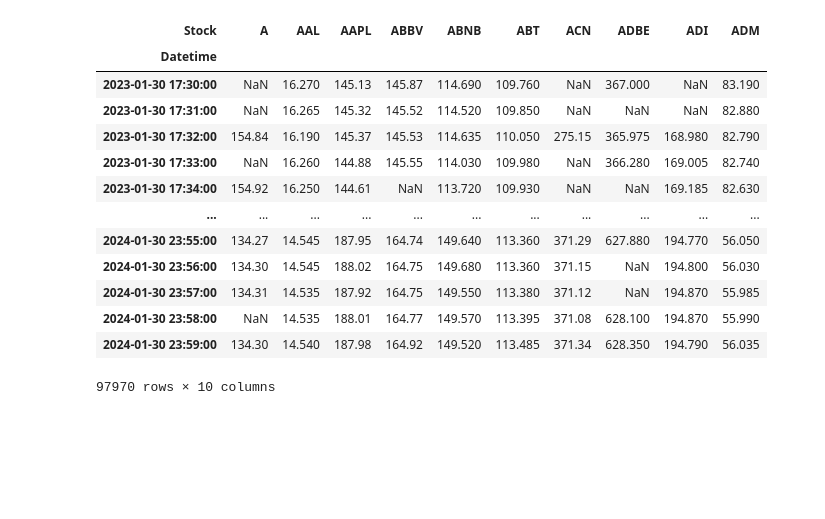
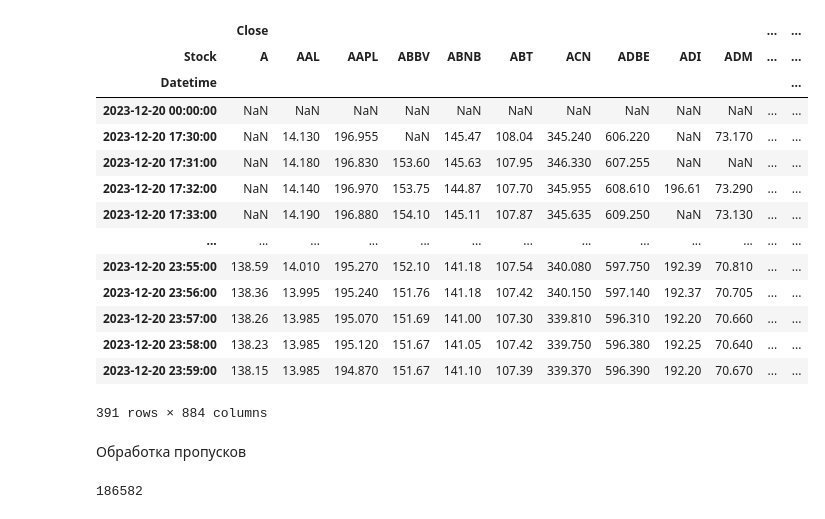
Before and after one commit to petrsokerin/Stock_Embedding, a Jupyter notebook: notebooks/TS2Vec.ipynb, the cells around one changed output. Drawn from its saved outputs; the diff is of its cells as text; code cells hidden in the pictures; blank space fills up the shorter version.

```diff
--- a/notebooks/TS2Vec.ipynb
+++ b/notebooks/TS2Vec.ipynb
@@ -79,0 +125,9 @@ df.head()
+# %%
+day = '2023-12-20'
+
+df = pd.read_csv('data/all_tickers.csv', index_col = 0)
+df['Datetime'] = pd.to_datetime(df['Datetime'])
+
+df_day = df[df['Datetime'].dt.date == pd.Timestamp(day).date()]
+
+df_day.head()
@@ -80,17 +141,25 @@ df.head()
 # %%
-df.pivot(index='Datetime', columns='Stock', values='Close')
+df_tickers = df_day.pivot(index='Datetime', columns='Stock', values=['Close', 'Open'])
+df_tickers
 # %% [output]
-| Stock | A | AAL | AAPL | ABBV | ABNB | ABT | ACN | ADBE | ADI | ADM |
-| Datetime |  |  |  |  |  |  |  |  |  |  |
-| 2023-01-30 17:30:00 | NaN | 16.270 | 145.13 | 145.87 | 114.690 | 109.760 | NaN | 367.000 | NaN | 83.190 |
-| 2023-01-30 17:31:00 | NaN | 16.265 | 145.32 | 145.52 | 114.520 | 109.850 | NaN | NaN | NaN | 82.880 |
-| 2023-01-30 17:32:00 | 154.84 | 16.190 | 145.37 | 145.53 | 114.635 | 110.050 | 275.15 | 365.975 | 168.980 | 82.790 |
-| 2023-01-30 17:33:00 | NaN | 16.260 | 144.88 | 145.55 | 114.030 | 109.980 | NaN | 366.280 | 169.005 | 82.740 |
-| 2023-01-30 17:34:00 | 154.92 | 16.250 | 144.61 | NaN | 113.720 | 109.930 | NaN | NaN | 169.185 | 82.630 |
-| ... | ... | ... | ... | ... | ... | ... | ... | ... | ... | ... |
-| 2024-01-30 23:55:00 | 134.27 | 14.545 | 187.95 | 164.74 | 149.640 | 113.360 | 371.29 | 627.880 | 194.770 | 56.050 |
-| 2024-01-30 23:56:00 | 134.30 | 14.545 | 188.02 | 164.75 | 149.680 | 113.360 | 371.15 | NaN | 194.800 | 56.030 |
-| 2024-01-30 23:57:00 | 134.31 | 14.535 | 187.92 | 164.75 | 149.550 | 113.380 | 371.12 | NaN | 194.870 | 55.985 |
-| 2024-01-30 23:58:00 | NaN | 14.535 | 188.01 | 164.77 | 149.570 | 113.395 | 371.08 | 628.100 | 194.870 | 55.990 |
-| 2024-01-30 23:59:00 | 134.30 | 14.540 | 187.98 | 164.92 | 149.520 | 113.485 | 371.34 | 628.350 | 194.790 | 56.035 |
+|  | Close |  |  |  |  |  |  |  |  |  | ... | ... |
+| Stock | A | AAL | AAPL | ABBV | ABNB | ABT | ACN | ADBE | ADI | ADM | ... | ... |
+| Datetime |  |  |  |  |  |  |  |  |  |  |  | ... |
+| 2023-12-20 00:00:00 | NaN | NaN | NaN | NaN | NaN | NaN | NaN | NaN | NaN | NaN | ... | ... |
+| 2023-12-20 17:30:00 | NaN | 14.130 | 196.955 | NaN | 145.47 | 108.04 | 345.240 | 606.220 | NaN | 73.170 | ... | ... |
+| 2023-12-20 17:31:00 | NaN | 14.180 | 196.830 | 153.60 | 145.63 | 107.95 | 346.330 | 607.255 | NaN | NaN | ... | ... |
+| 2023-12-20 17:32:00 | NaN | 14.140 | 196.970 | 153.75 | 144.87 | 107.70 | 345.955 | 608.610 | 196.61 | 73.290 | ... | ... |
+| 2023-12-20 17:33:00 | NaN | 14.190 | 196.880 | 154.10 | 145.11 | 107.87 | 345.635 | 609.250 | NaN | 73.130 | ... | ... |
+| ... | ... | ... | ... | ... | ... | ... | ... | ... | ... | ... | ... | ... |
+| 2023-12-20 23:55:00 | 138.59 | 14.010 | 195.270 | 152.10 | 141.18 | 107.54 | 340.080 | 597.750 | 192.39 | 70.810 | ... | ... |
+| 2023-12-20 23:56:00 | 138.36 | 13.995 | 195.240 | 151.76 | 141.18 | 107.42 | 340.150 | 597.140 | 192.37 | 70.705 | ... | ... |
+| 2023-12-20 23:57:00 | 138.26 | 13.985 | 195.070 | 151.69 | 141.00 | 107.30 | 339.810 | 596.310 | 192.20 | 70.660 | ... | ... |
+| 2023-12-20 23:58:00 | 138.23 | 13.985 | 195.120 | 151.67 | 141.05 | 107.42 | 339.750 | 596.380 | 192.25 | 70.640 | ... | ... |
+| 2023-12-20 23:59:00 | 138.15 | 13.985 | 194.870 | 151.67 | 141.10 | 107.39 | 339.370 | 596.390 | 192.20 | 70.670 | ... | ... |
-97970 rows × 10 columns
+391 rows × 884 columns
+# %% [markdown]
+Обработка пропусков
+# %%
+df_tickers.isna().sum().sum()
+# %% [output]
+186582
```
Also changed, not shown: parts of 27 cells of this notebook, 7 other files.
